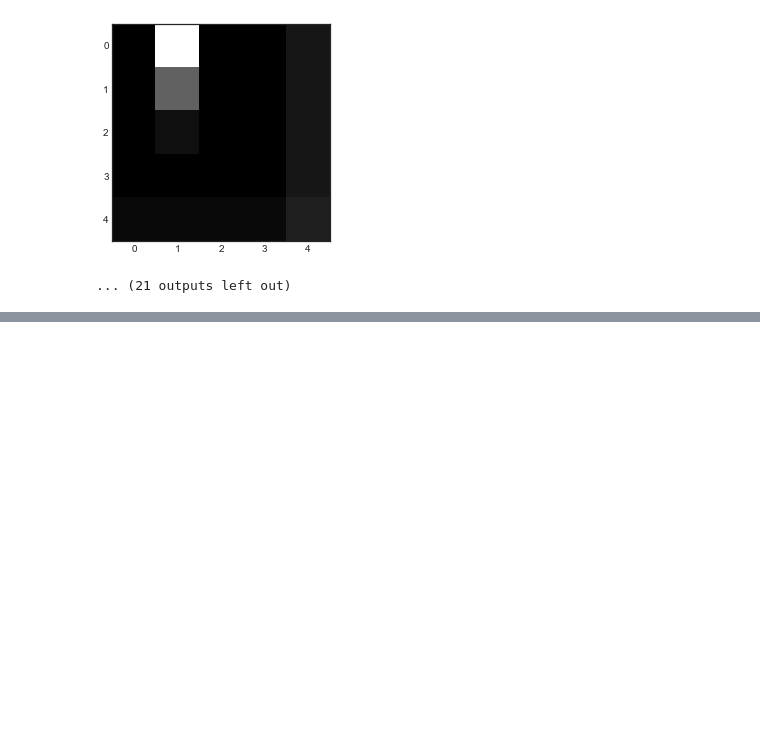
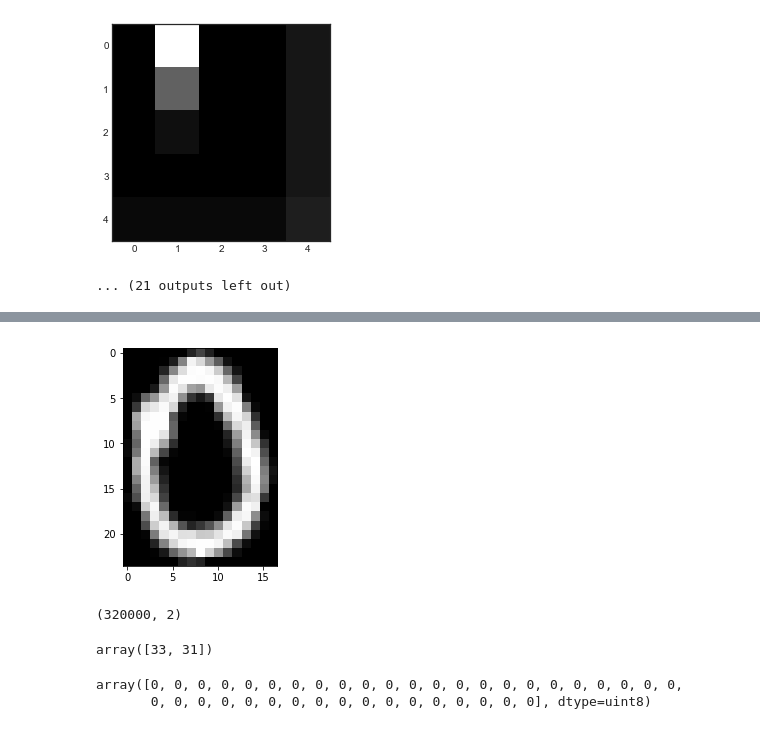
Before and after one commit to mluszczyk/ml1617-mnist, a Jupyter notebook: affnist.ipynb, the cells around one changed output, grey strips where cells are left out. Saved outputs shown, nothing was run; the diff lists cells and outputs as text; code cells hidden in the pictures; blank space fills up the shorter version.

```diff
--- a/affnist.ipynb
+++ b/affnist.ipynb
@@ -131,0 +168,5 @@ for t in range(0, out.shape[3]):
+# %%
+from lib import imshow, autocrop
+imshow(autocrop(images[0]))
+# %% [output]
+[figure, added]
@@ -131,0 +202,13 @@ for t in range(0, out.shape[3]):
+# %%
+a.shape
+# %% [output]
+(320000, 2)
+# %%
+a.max(axis=0)
+# %% [output]
+array([33, 31])
+# %%
+image[0]
+# %% [output]
+array([0, 0, 0, 0, 0, 0, 0, 0, 0, 0, 0, 0, 0, 0, 0, 0, 0, 0, 0, 0, 0, 0, 0,
+       0, 0, 0, 0, 0, 0, 0, 0, 0, 0, 0, 0, 0, 0, 0, 0, 0], dtype=uint8)
```
Also changed, not shown: parts of 21 cells of this notebook, 6 other files.
